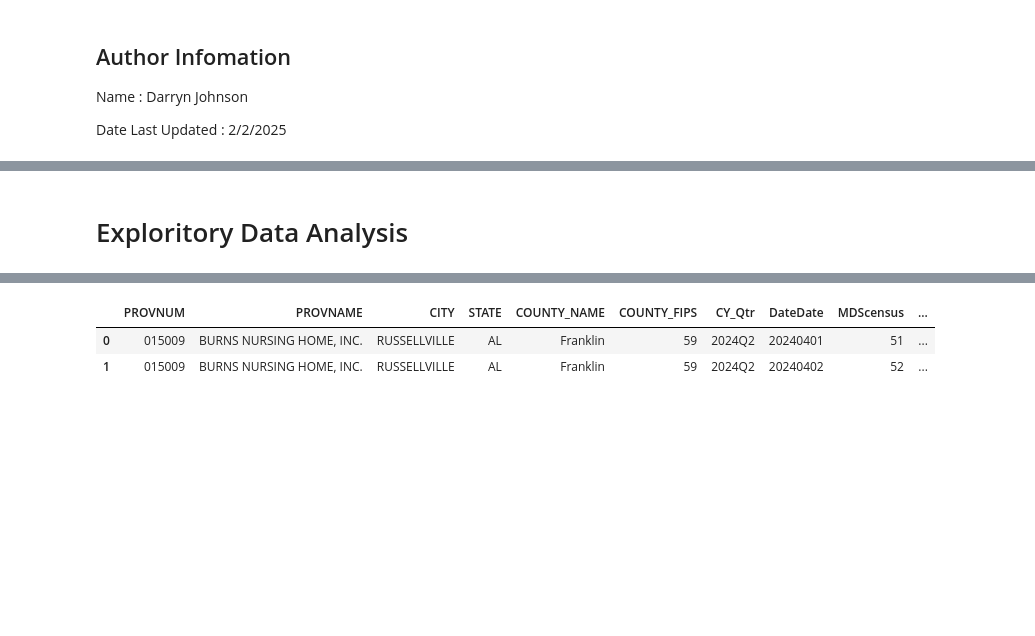
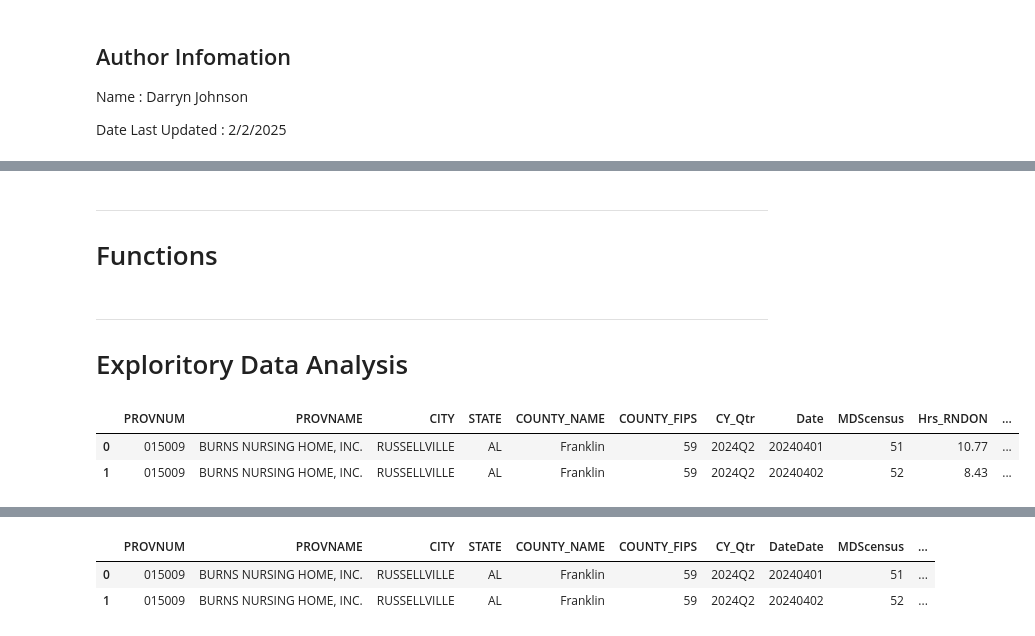
Before and after one commit to Djohnson1313/cms_data_exercise, a Jupyter notebook: cms_data_exercise.ipynb, the cells around one changed output, grey strips where cells are left out. Cells and saved outputs as stored; diff of their text form; code cells hidden in the pictures; blank space fills up the shorter version.

```diff
--- a/cms_data_exercise.ipynb
+++ b/cms_data_exercise.ipynb
@@ -29,0 +60,3 @@ The purpose of the following notebook is to look into the data associated with s
+# %% [markdown]
+---
+# Functions
@@ -30,4 +132,11 @@ The purpose of the following notebook is to look into the data associated with s
 # %% [markdown]
+---
 # Exploritory Data Analysis
 # %%
 df = pd.read_csv('PBJ_Daily_Nurse_Staffing_Q2_2024.zip', encoding = 'Latin-1', low_memory = False)
+# %%
+df.head(2)
+# %% [output]
+|  | PROVNUM | PROVNAME | CITY | STATE | COUNTY_NAME | COUNTY_FIPS | CY_Qtr | Date | MDScensus | Hrs_RNDON | ... |
+| 0 | 015009 | BURNS NURSING HOME, INC. | RUSSELLVILLE | AL | Franklin | 59 | 2024Q2 | 20240401 | 51 | 10.77 | ... |
+| 1 | 015009 | BURNS NURSING HOME, INC. | RUSSELLVILLE | AL | Franklin | 59 | 2024Q2 | 20240402 | 52 | 8.43 | ... |
```
Also changed, not shown: parts of 33 cells of this notebook.
